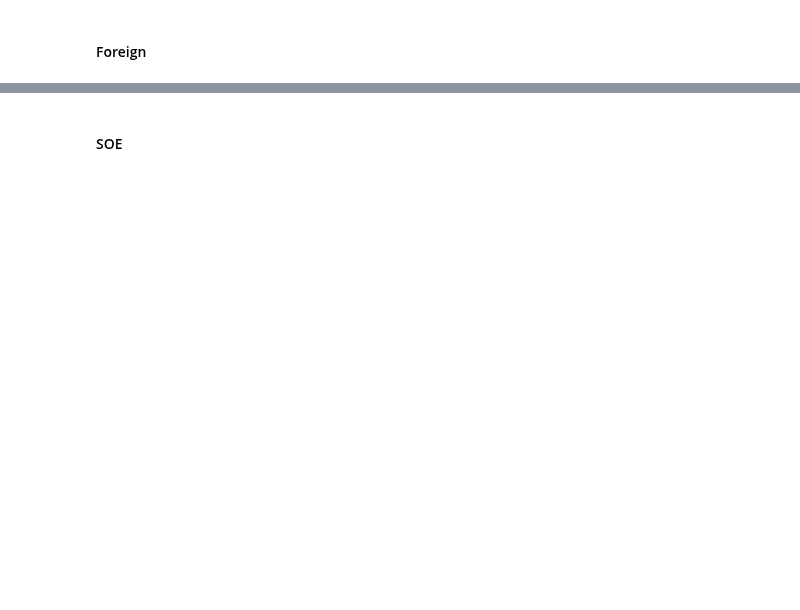
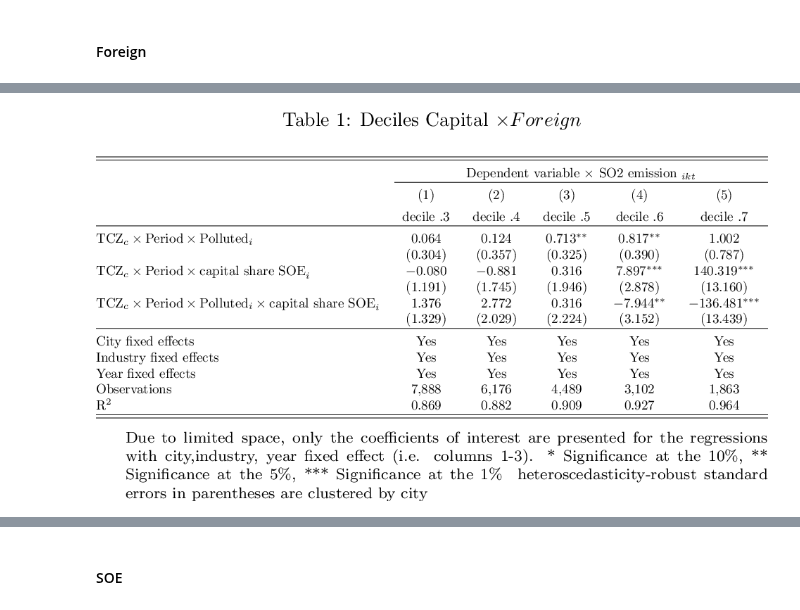
Before and after one commit to thomaspernet/SBC_pollution_China, a Jupyter notebook: Data_analysis/10_SBC_pollution_China_Revision_New_tables_ci.ipynb, the cells around one changed output, grey strips where cells are left out. Saved outputs shown, nothing was run; the diff lists cells and outputs as text; code cells hidden in the pictures; blank space fills up the shorter version.

```diff
--- a/Data_analysis/10_SBC_pollution_China_Revision_New_tables_ci.ipynb
+++ b/Data_analysis/10_SBC_pollution_China_Revision_New_tables_ci.ipynb
@@ -910,24 +1067,25 @@ lb.beautify(table_number = 6,
 # %%
 import os
 decile=['& decile .3', 'decile .4',
-        'decile .5','decile .6', ' decile .7',
-       'decile .8','decile .9']
+        'decile .5','decile .6', ' decile .7']
 
 tb = """\\footnotesize{
 Due to limited space, only the coefficients of interest are presented
 for the regressions with city,industry, year fixed effect (i.e. columns 1-3).
 \sym{*} Significance at the 10\%, \sym{**} Significance at the 5\%, \sym{***} Significance at the 1\% \\
 heteroscedasticity-robust standard errors in parentheses are clustered by city
 }
 """
 lb.beautify(table_number = 7,
             remove_control= True,
             constraint = False,
             city_industry = False,
             new_row = decile,
             table_nte =tb,
            jupyter_preview = True,
            resolution = 200)
+# %% [output]
+[figure, added]
 # %%
 import os
 decile=['& decile .3', 'decile .4',
```
Also changed, not shown: parts of 33 cells of this notebook, 1 other file.
